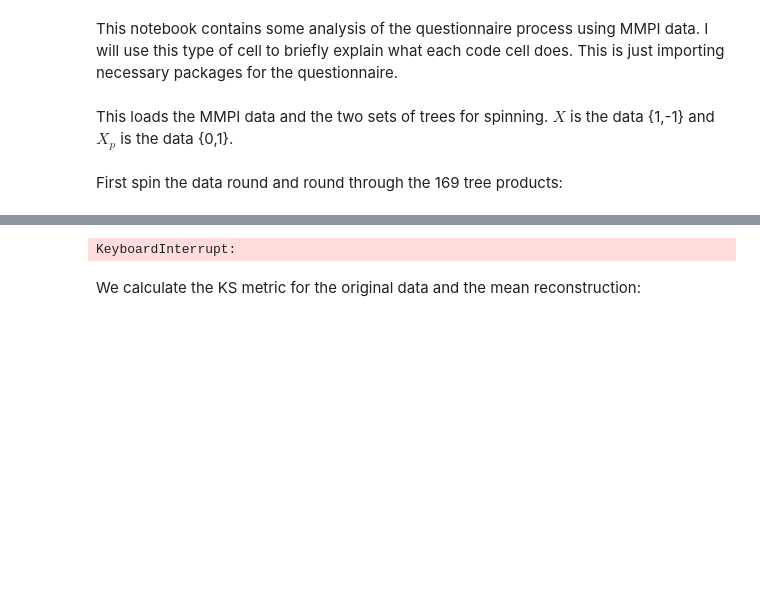
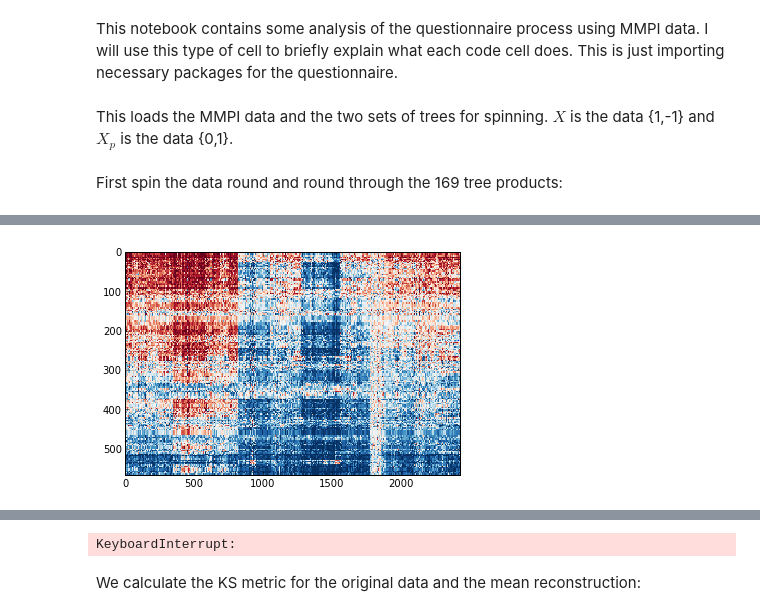
Before and after one commit to hgfalling/pyquest_work, a Jupyter notebook: MMPI_pvalues3.ipynb, the cells around one changed output, grey strips where cells are left out. Saved outputs shown, nothing was run; the diff lists cells and outputs as text; code cells hidden in the pictures; blank space fills up the shorter version.

```diff
--- a/MMPI_pvalues3.ipynb
+++ b/MMPI_pvalues3.ipynb
@@ -18,0 +37,4 @@ First spin the data round and round through the 169 tree products:
+# %%
+cplot(barcode.organize_folders(qr.row_trees[-1],qr.col_trees[-1],Xhat))
+# %% [output]
+[figure, added]
```
Also changed, not shown: parts of 6 cells of this notebook, 3 other files.
